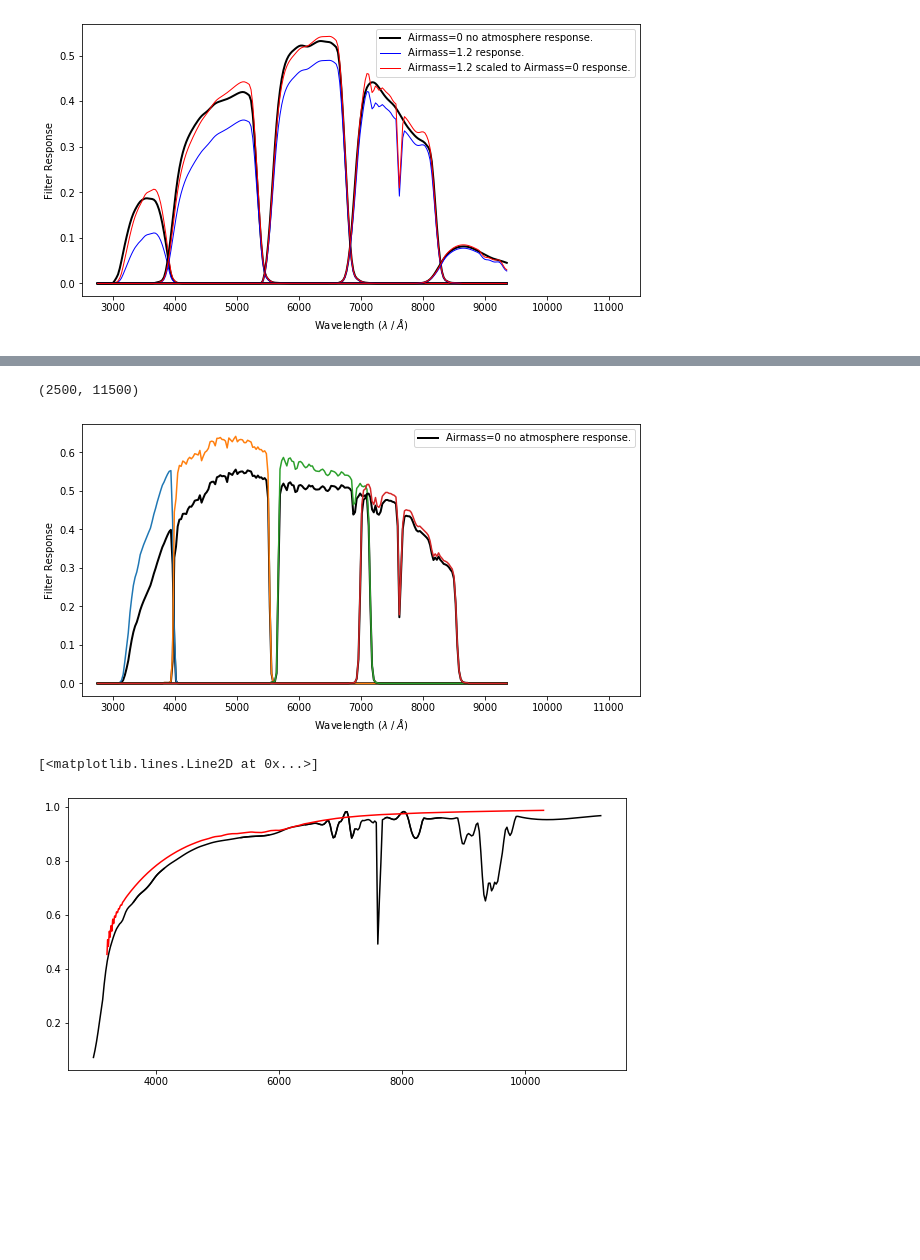
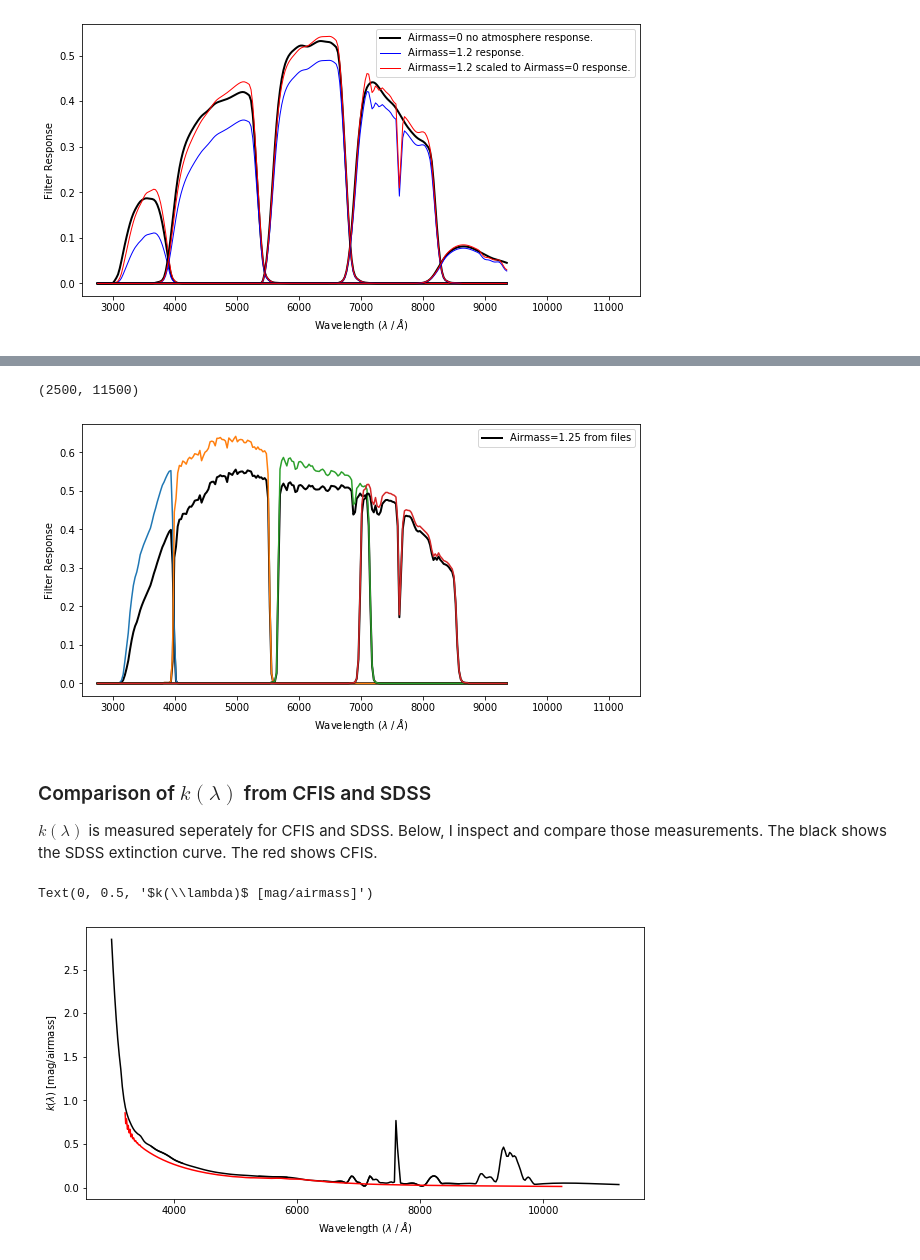
Before and after one commit to cbottrell/RealSim-CFIS, a Jupyter notebook: Testing.ipynb, the cells around one changed output, grey strips where cells are left out. Saved outputs shown, nothing was run; the diff lists cells and outputs as text; code cells hidden in the pictures; blank space fills up the shorter version.

```diff
--- a/Testing.ipynb
+++ b/Testing.ipynb
@@ -392,7 +155,7 @@ for band in bands:
     filter_res = np.interp(xp=filter_wl,x=wl,fp=filter_res,left=0,right=0) # unitless
     norm_zeroair = np.trapz(filter_res,wl)
     plt.plot(wl,filter_res,color='black',linewidth=2,linestyle='solid',
-            label=('Airmass=0 no atmosphere response.' if band is 'r' else None))
+            label=('Airmass=1.25 from files' if band is 'r' else None))
 
     # filter response function (w/ atmospheric effects but renormalized)
     filter_data = np.loadtxt(cfis_cfg_path+'{}_CFIS.res'.format(band.capitalize()))
@@ -406,52 +169,38 @@ for band in bands:
     # 1.25 because CFIS response curves assume 1.25 airmass by default
     airmass=0.
     filter_res *= 10**(0.4*((1.25-airmass)*kk))
-
-
-
     plt.plot(wl,filter_res)
-#     correction = 10**(-0.4*(airmass*kk))
-#     filter_res = filter_data[:,3]*correction
-#     filter_res = np.interp(xp=filter_wl,x=wl,fp=filter_res,left=0,right=0) # unitless
-#     norm_air = np.trapz(filter_res,wl)
-#     plt.plot(wl,filter_res,color='blue',linewidth=1,linestyle='solid',
-#             label=('Airmass={} response.'.format(airmass) if band is 'r' else None))
-
-#     # filter response function (w/ atmospheric effects but renormalized)
-#     filter_data = np.loadtxt(cfis_cfg_path+'{}_CFIS.res'.format(band))
-#     filter_wl = filter_data[:,0]
-#     kk = -2.5*np.log10(filter_data[:,4])
-#     correction = 10**(-0.4*(airmass*kk))
-#     filter_res = filter_data[:,3]*correction*norm_zeroair/norm_air
-#     filter_res = np.interp(xp=filter_wl,x=wl,fp=filter_res,left=0,right=0) # unitless
-
-#     plt.plot(wl,filter_res,color='red',linewidth=1,linestyle='solid',
-#              label=('Airmass={} scaled to Airmass=0 response.'.format(airmass) if band is 'r' else None))
 
 ax.legend()
 ax.set_xlim(2500,11500)
 # %% [output]
 (2500, 11500)
-[figure, old version]
+[figure, new version]
+# %% [markdown]
+### Comparison of $k(\lambda)$ from CFIS and SDSS
+
+$k(\lambda)$ is measured seperately for CFIS and SDSS. Below, I inspect and compare those measurements. The black shows the SDSS extinction curve. The red shows CFIS.
 # %%
 sdss_bands = ['u','g','r','i','z']
 cfis_bands = ['U','G','R','I','Z']
 cfis_path = '/Users/cbottrell/Project/RealSimCFIS/Sources/utils/CFIS-cfg/CFIS_Photometry/'
 sdss_path = '/Users/cbottrell/Project/RealSimCFIS/Sources/utils/CFIS-cfg/SDSS_Photometry/'
 
 fig,ax = plt.subplots(figsize=(10,5))
 
 for band in sdss_bands:
 
     fileName = sdss_path+'{}.dat'.format(band)
     filterData = np.loadtxt(fileName)
     filter_wl, filter_res = filterData[:,0],filterData[:,4]
-    ax.plot(filter_wl,filter_res,color='black')
+    ax.plot(filter_wl,-2.5*np.log10(filter_res),color='black')
 
 fileName = cfis_path + 'CFIS_extinction.txt'
 filter_wl,filter_res = np.loadtxt(fileName,unpack=True)
-filter_res = 10**(-0.4*(filter_res))
+#filter_res = 10**(-0.4*(filter_res))
 ax.plot(filter_wl,filter_res,color='red')
+ax.set_xlabel(r'Wavelength ($\lambda$ / $\AA$)')
+ax.set_ylabel('$k(\lambda)$ [mag/airmass]')
 # %% [output]
-[<matplotlib.lines.Line2D at 0x...>]
+Text(0, 0.5, '$k(\\lambda)$ [mag/airmass]')
-[figure, old version]
+[figure, new version]
```
Also changed, not shown: parts of 13 cells of this notebook, 4 other files.
